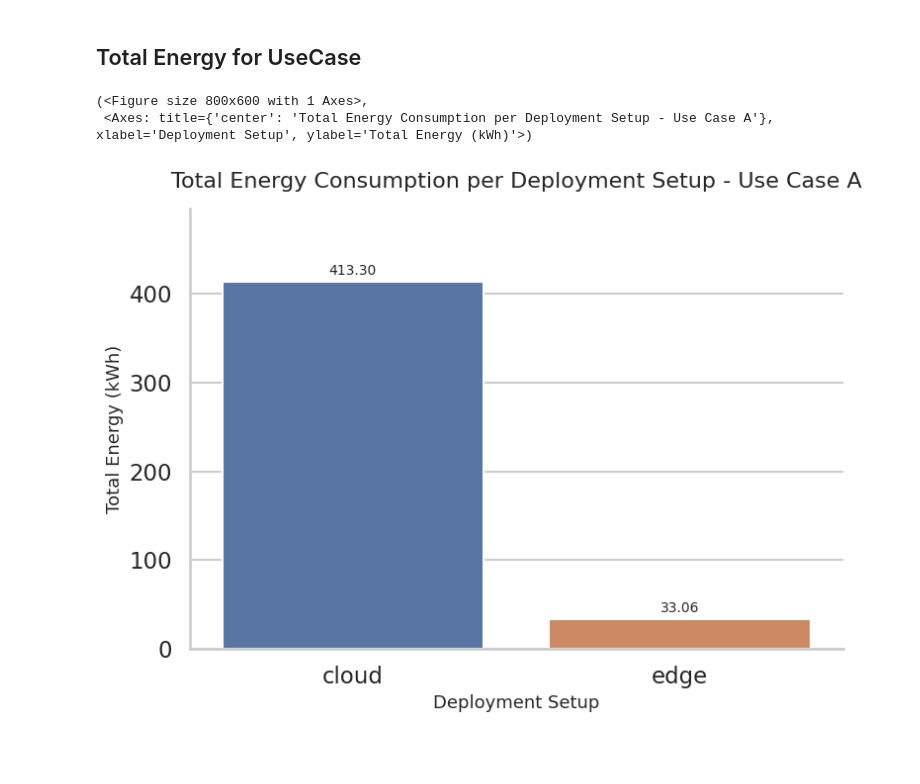
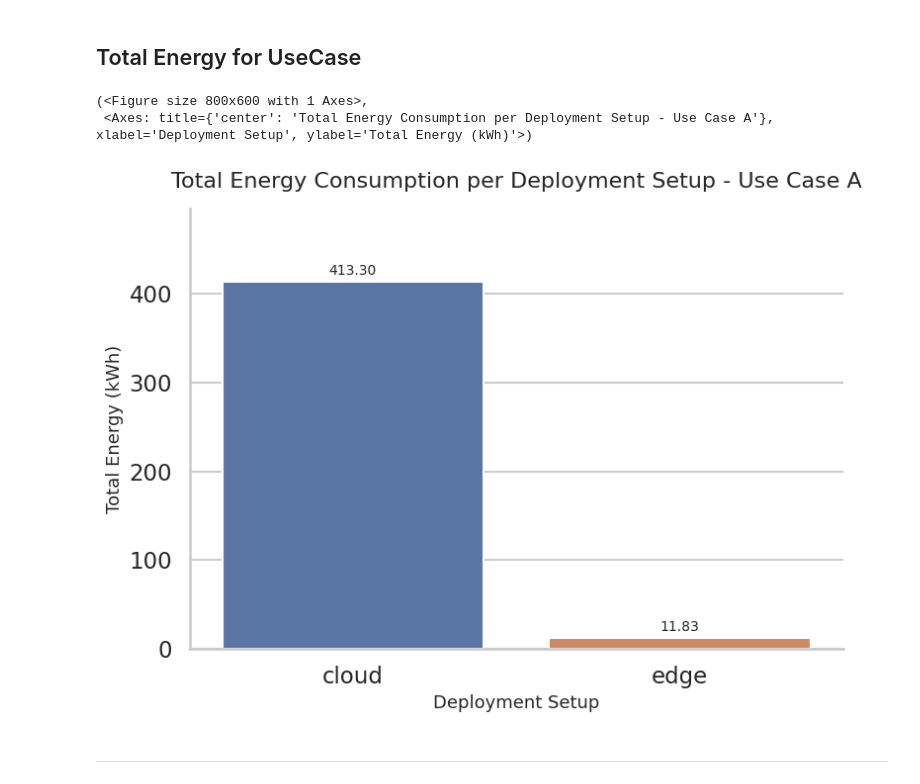
Before and after one commit to openagri-eu/OpenAgri-Benchmark, a Jupyter notebook: openagri_benchmark/postprocessing/UseCases.ipynb, the cells around one changed output. Saved outputs shown, nothing was run; the diff lists cells and outputs as text; code cells hidden in the pictures; blank space fills up the shorter version.

```diff
--- a/openagri_benchmark/postprocessing/UseCases.ipynb
+++ b/openagri_benchmark/postprocessing/UseCases.ipynb
@@ -12,9 +13,13 @@ from openagri_benchmark.postprocessing.utils import (
     plot_use_case_total_energy_by_setup
 )
 # %%
-use_case_a_low_cloud_results = UseCaseA(
-    base_workload='low',
-    deployment_setup='cloud',
-    # init_datetime=init, end_datatime=end,
-    tasks_profiling_id='test_profile'
-).run()
+use_case_a_results = {}
+for setup in ['edge', 'cloud']:
+    setup_res = UseCaseA(
+        base_workload='low',
+        deployment_setup=setup,
+        tasks_profiling_id='test_profile'
+    ).run()
+    use_case_a_results[setup] = setup_res
+
+display(Markdown(UseCaseA.get_markdown_of_usecase_steps(use_case_a_results['cloud'])))
@@ -123,8 +97,10 @@ plot_use_case_processing_energy_by_step(use_case_1_results, use_case='A')
 # %% [markdown]
 ## Total Energy for UseCase
 # %%
-plot_use_case_total_energy_by_setup(use_case_1_results, use_case="A")
+plot_use_case_total_energy_by_setup(use_case_a_results, use_case="A")
 # %% [output]
 (<Figure size 800x600 with 1 Axes>,
  <Axes: title={'center': 'Total Energy Consumption per Deployment Setup - Use Case A'}, xlabel='Deployment Setup', ylabel='Total Energy (kWh)'>)
-[figure, old version]
+[figure, new version]
+# %% [markdown]
+------------------
```
Also changed, not shown: parts of 11 cells of this notebook, 5 other files.
